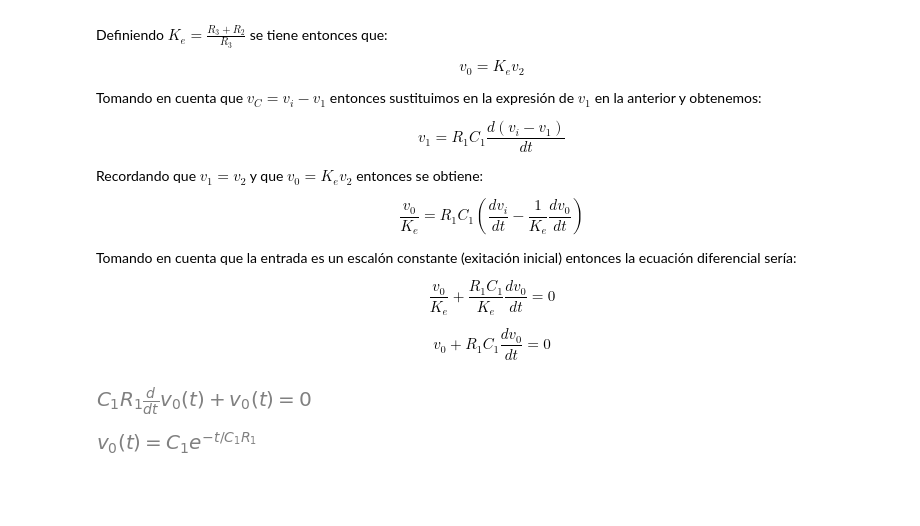
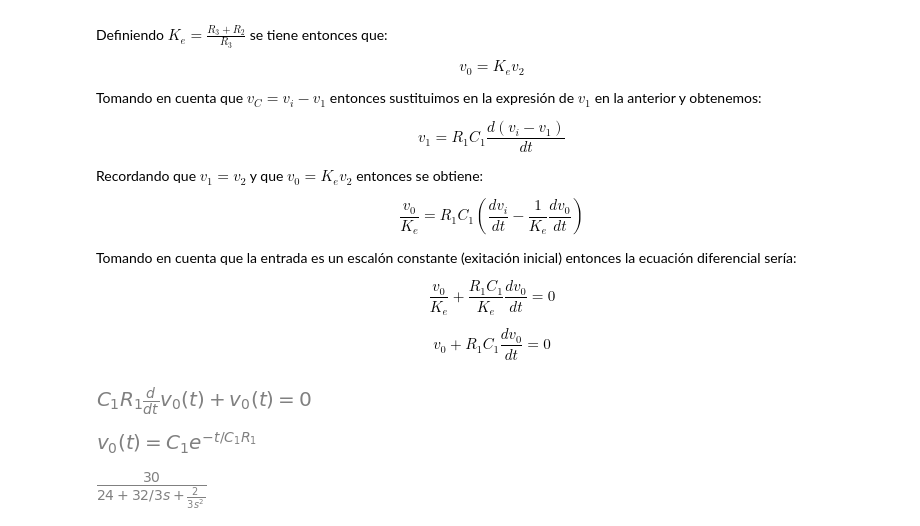
Before and after one commit to jairocuellar/System_identification, a Jupyter notebook: class_01_01.ipynb, the cells around one changed output. Drawn from its saved outputs; the diff is of its cells as text; code cells hidden in the pictures; blank space fills up the shorter version.

```diff
--- a/class_01_01.ipynb
+++ b/class_01_01.ipynb
@@ -206,3 +206,24 @@ sol = sym.dsolve(ode)
 sol
 # %% [output]
 [figure]
+# %%
+R1 = 2
+R2 = 3
+R3 = 4
+R4 = 1
+C1 = 3
+C2 = 2
+
+Z1 = 1/(C1*s)
+Z2=  1/(C2*s)
+
+num = R1*R2*(R3+R4)
+
+den = R1*R2*R3+R1*R3*Z2+(R1*R3+R2*R3)*Z1+Z1*Z2*R3
+den
+
+Gs = num/den
+
+Gs
+# %% [output]
+[figure, added]
```
Also changed, not shown: parts of 1 cell of this notebook, 6 other files.
